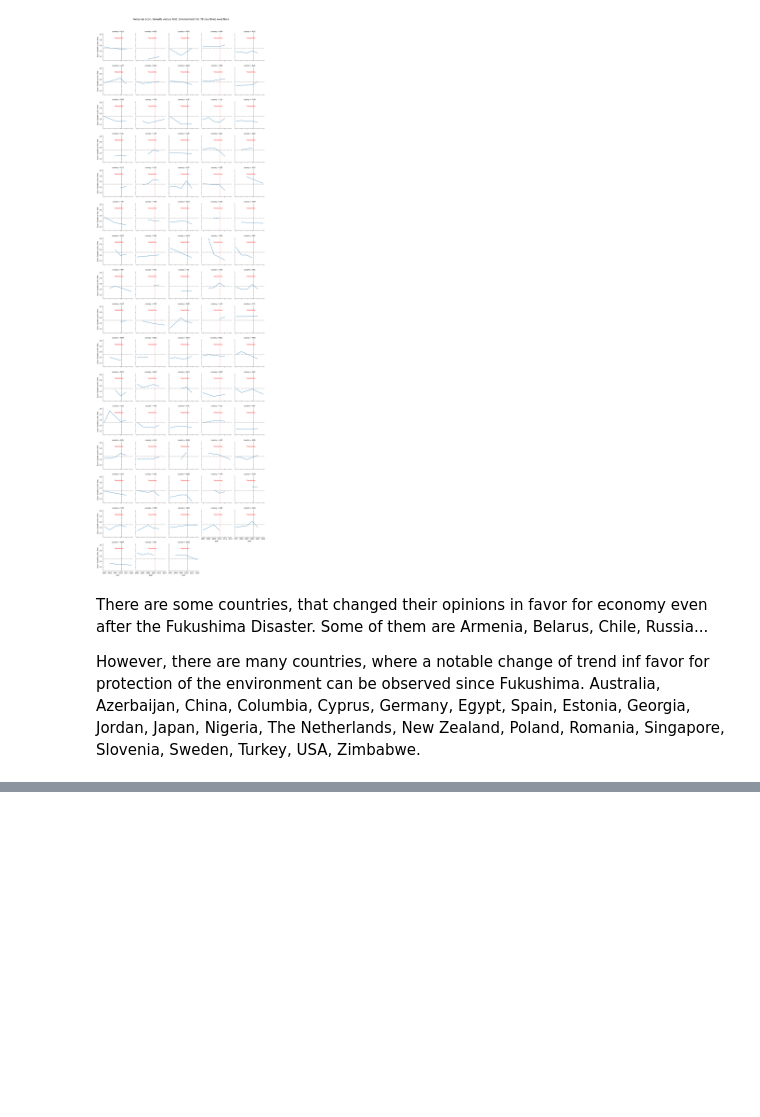
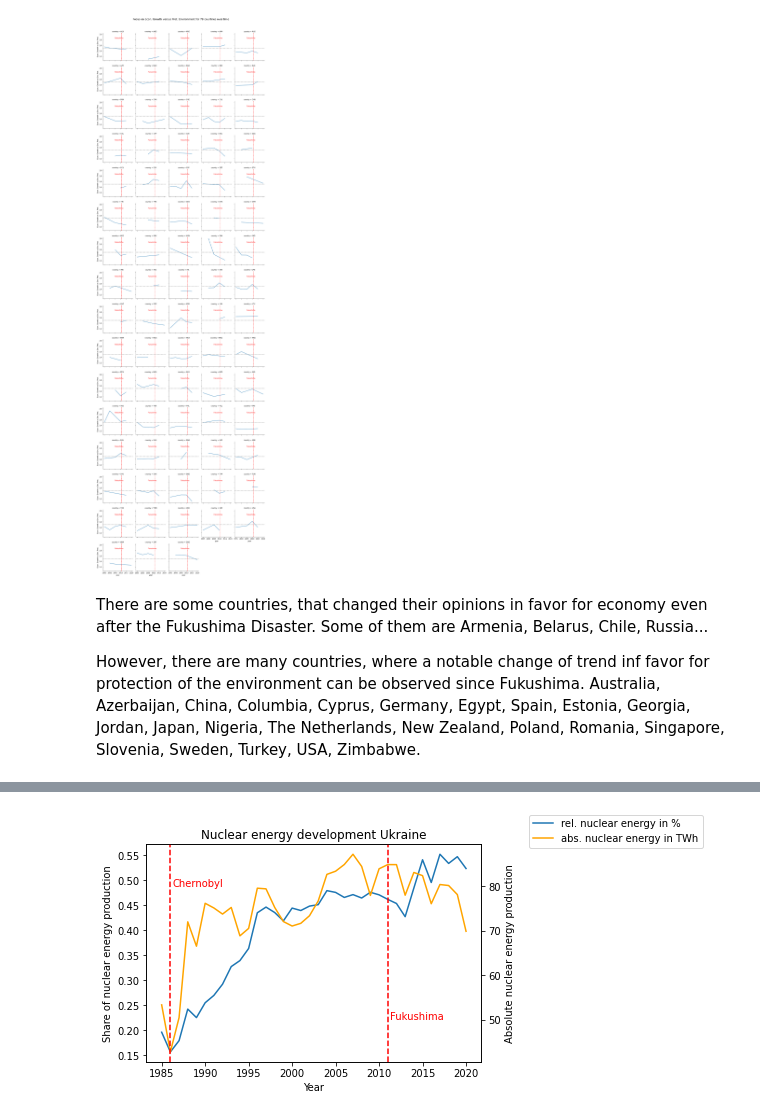
Before and after one commit to Molybdenum42/DOPP_Exercise3, a Jupyter notebook: accident_impacts.ipynb, the cells around one changed output, grey strips where cells are left out. Cells and saved outputs as stored; diff of their text form; code cells hidden in the pictures; blank space fills up the shorter version.

```diff
--- a/accident_impacts.ipynb
+++ b/accident_impacts.ipynb
@@ -148,0 +261,16 @@ Australia, Azerbaijan, China, Columbia, Cyprus, Germany, Egypt, Spain, Estonia,
+# %%
+ax = sns.lineplot(x=df_energy[df_energy.country.eq('Ukraine')].year, y=df_energy[df_energy.country.eq('Ukraine')].nuclear_electricity_share)
+ax2 = ax.twinx()
+sns.lineplot(x=df_energy[df_energy.country.eq('Ukraine')].year, y=df_energy[df_energy.country.eq('Ukraine')].nuclear_electricity, color="orange")
+plt.axvline(x=2011, label="Fukushima Disaster", color="red", linestyle="--")
+plt.text(2011.2, 50,'Fukushima',c="red")
+plt.axvline(x=1986, label="Chernobyl Disaster", color="red", linestyle="--")
+plt.text(1986.2, 80,'Chernobyl',c="red")
+ax.figure.legend(labels=["rel. nuclear energy in %","abs. nuclear energy in TWh"], loc = 2, bbox_to_anchor = (1,1))
+
+ax.set_title("Nuclear energy development Ukraine")
+ax.set_ylabel("Share of nuclear energy production")
+ax2.set_ylabel("Absolute nuclear energy production")
+ax.set_xlabel("Year");
+# %% [output]
+[figure, added]
```
Also changed, not shown: parts of 18 cells of this notebook.
